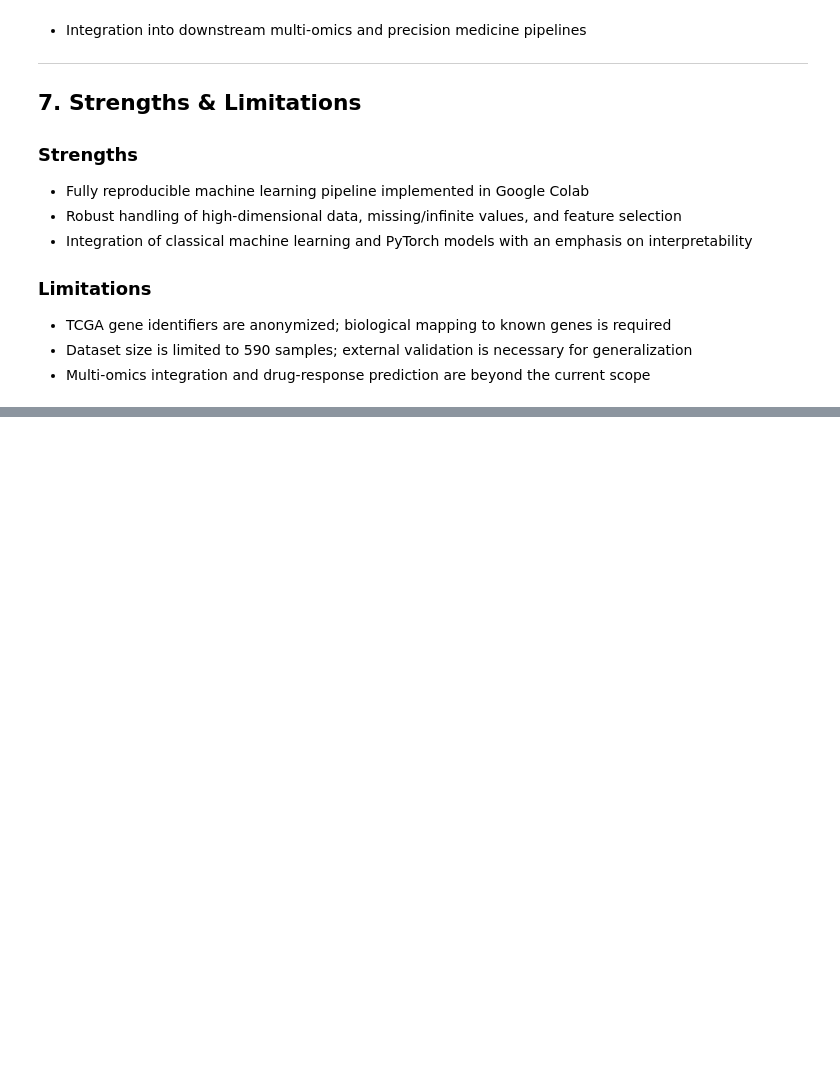
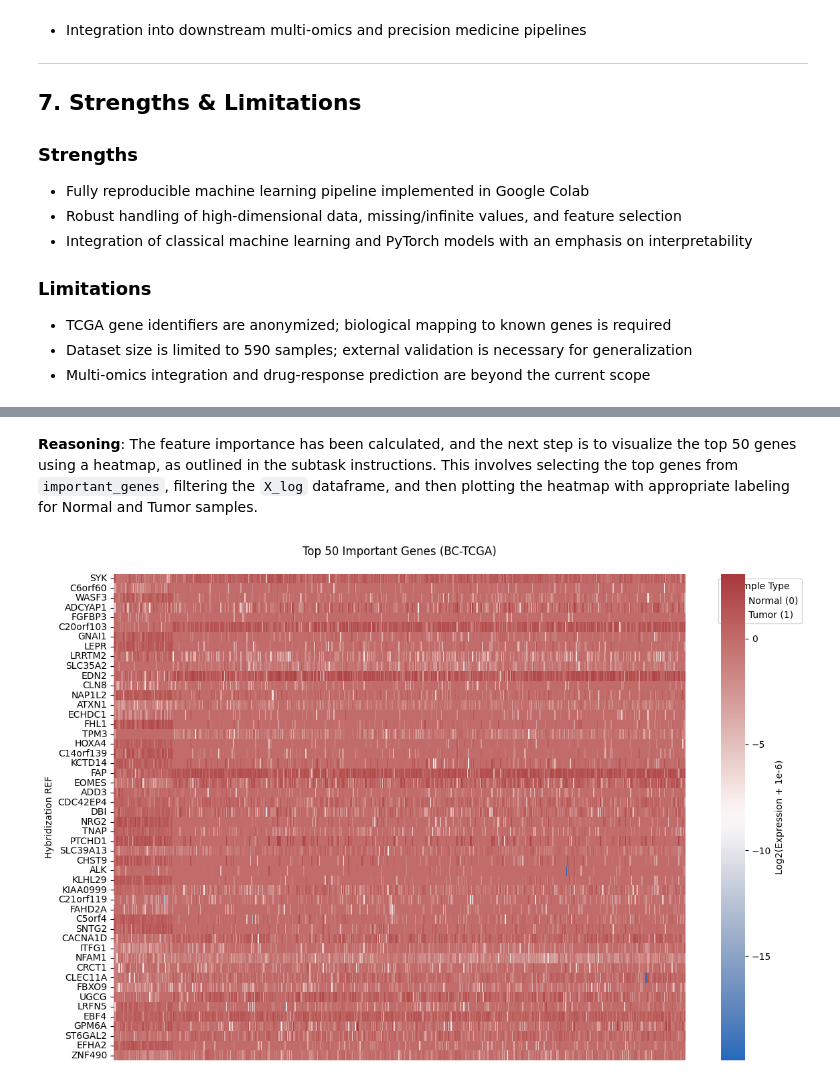
Before and after one commit to joelvsam/Cancer_Prediction, a Jupyter notebook: Cancer_Subtype_Colab.ipynb, the cells around one changed output, grey strips where cells are left out. Drawn from its saved outputs; the diff is of its cells as text; code cells hidden in the pictures; blank space fills up the shorter version.

```diff
--- a/Cancer_Subtype_Colab.ipynb
+++ b/Cancer_Subtype_Colab.ipynb
@@ -445,0 +886,14 @@ Accurate tumor identification using gene expression profiles can support:
+# %%
+import pandas as pd
+
+# -------------------------------
+# 12. Feature Importance / Interpretability
+# -------------------------------
+weights = model.encoder[0].weight.detach().numpy()
+importance = np.mean(np.abs(weights), axis=0)
+
+# Gene names after variance filter
+gene_names = X_log.columns[var_filter.get_support()]
+important_genes = pd.Series(importance, index=gene_names)
+
+print("Top 10 important genes:\n", important_genes.sort_values(ascending=False).head(10))
@@ -445,0 +919,65 @@ Accurate tumor identification using gene expression profiles can support:
+# %% [markdown]
+**Reasoning**:
+The feature importance has been calculated, and the next step is to visualize the top 50 genes using a heatmap, as outlined in the subtask instructions. This involves selecting the top genes from `important_genes`, filtering the `X_log` dataframe, and then plotting the heatmap with appropriate labeling for Normal and Tumor samples.
+# %%
+# -------------------------------
+# Heatmap of Top 50 Important Genes
+# -------------------------------
+
+# Select top 50 genes by importance
+top_genes = important_genes.sort_values(ascending=False).head(50).index
+X_top = X_log[top_genes]
+
+# Plot heatmap without clustering
+plt.figure(figsize=(12,8))
+
+# Create a heatmap
+sns.heatmap(
+    X_top.T, # Transpose X_top for genes as rows and samples as columns for better visualization
+    cmap="vlag",
+    yticklabels=True, # Show gene names as y-labels
+    xticklabels=False, # Hide x-labels (sample names)
+    cbar_kws={"label": "Log2(Expression + 1e-6)"}
+)
+
+# Add a simple colorbar legend for Normal vs Tumor
+# Map labels to colors for samples
+# Get sample indices for Normal (0) and Tumor (1)
+normal_samples = y[y == 0].index
+tumor_samples = y[y == 1].index
+
+# Create a color mapping for samples on the x-axis (top of the heatmap)
+# This is a bit tricky with seaborn heatmap and will require manual annotations outside the heatmap itself.
+# For a proper side colorbar with heatmap, usually a clustered heatmap like seaborn.clustermap is used.
+# Given the instruction to add a patch to the heatmap's current axes for each sample,
+# we will attempt to create a visual indicator row above the heatmap.
+
+# To indicate Normal vs. Tumor on the x-axis (samples), let's create a custom annotation bar
+# This method modifies the current axes to add a colored strip above the heatmap for sample types.
+ax = plt.gca()
+
+# Create a color strip at the top to indicate sample types
+# Define colors
+color_map = {0: "skyblue", 1: "salmon"}
+sample_colors = y.map(color_map).values
+
+# Create a Rectangle for each sample to indicate its type
+# Iterate through each sample (column in X_top, but X_top is transposed so it's each row now)
+# This approach for directly coloring heatmap columns is not straightforward with sns.heatmap's default.
+# A more typical approach for such visual annotation is using clustermap or creating a separate color bar.
+# For simple heatmap as requested, let's create two small rectangles for legend outside the heatmap
+
+# Legend for sample types
+legend_handles = [
+    plt.Line2D([0], [0], marker='o', color='w', label='Normal (0)',
+               markerfacecolor='skyblue', markersize=10),
+    plt.Line2D([0], [0], marker='o', color='w', label='Tumor (1)',
+               markerfacecolor='salmon', markersize=10)
+]
+ax.legend(handles=legend_handles, title='Sample Type', bbox_to_anchor=(1.05, 1), loc='upper left')
+
+plt.title("Top 50 Important Genes (BC-TCGA)", pad=20)
+plt.tight_layout()
+plt.show()
+# %% [output]
+[figure, added]
```
Also changed, not shown: parts of 43 cells of this notebook.
